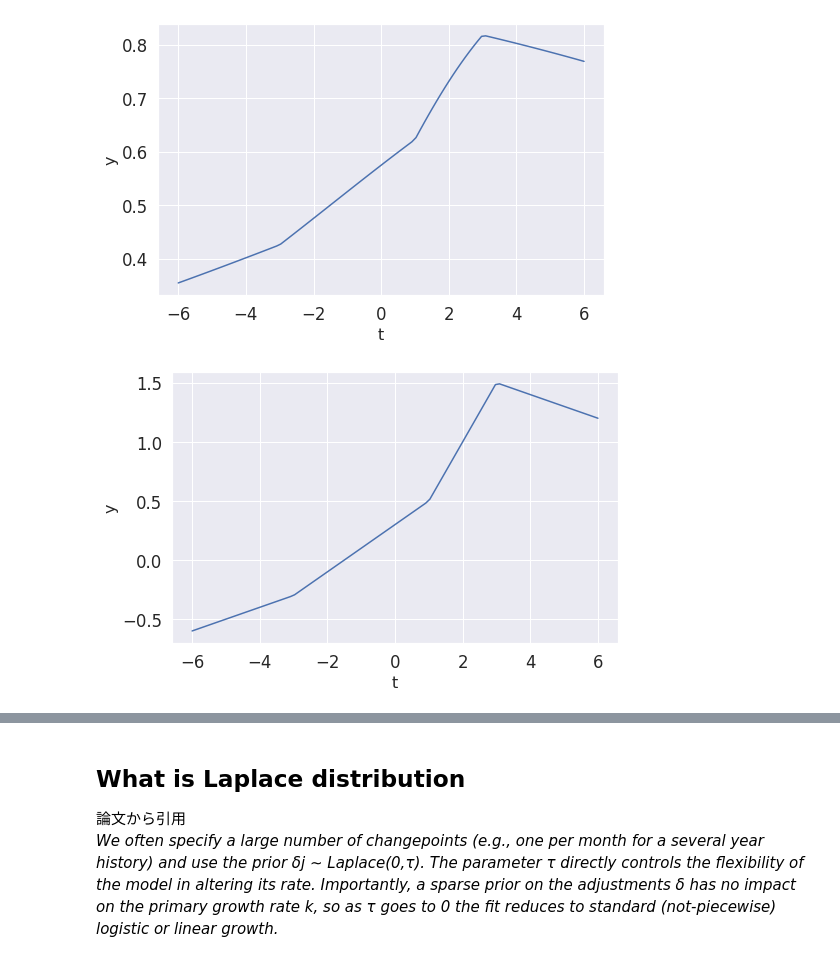
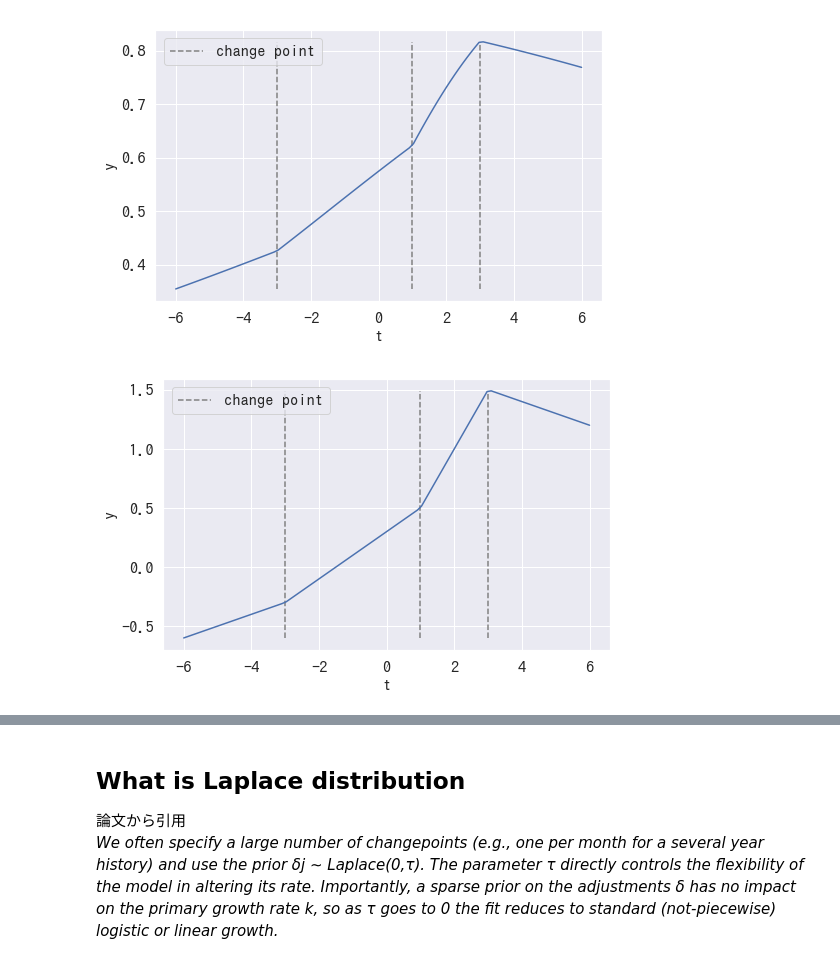
Before and after one commit to akhtoka/snippets, a Jupyter notebook: understand_prophet/prophet_calc.ipynb, the cells around one changed output, grey strips where cells are left out. Drawn from its saved outputs; the diff is of its cells as text; code cells hidden in the pictures.

```diff
--- a/understand_prophet/prophet_calc.ipynb
+++ b/understand_prophet/prophet_calc.ipynb
@@ -149,27 +180,53 @@ out = logistic_trend(T, S, delta, k=0.1, m=0)
 plt.plot(T, out)
 plt.xlabel("t", fontsize=16)
 plt.ylabel("y", fontsize=16)
+
+# plot change point
+ymax = out.max()
+ymin = out.min()
+plt.vlines(
+    S,
+    ymin=ymin, ymax=ymax,
+    linestyle='dashed',
+    color='gray',
+    label='change point'
+    )
+
+plt.legend()
 plt.show()
 # %% [output]
-[figure, old version]
+[figure, new version]
 # %%
 T = np.linspace(-6, 6, 100)
 S = np.array([-3, 1, 3])
 delta = np.array([0.1, 0.3, -0.6])
 
 def linear_trend(T, S, delta, k=1, m=0):
     a = np.vstack([np.where(S < t, 1, 0) for t in T])
     gamma = -S * delta
     y = (k + (a * delta).sum(axis=1)) * T + (m + (a * gamma).sum(axis=1))
     return y
 
 out = linear_trend(T, S, delta, k=0.1, m=0)
 plt.plot(T, out)
 plt.xlabel("t", fontsize=16)
 plt.ylabel("y", fontsize=16)
+
+# plot change point
+ymax = out.max()
+ymin = out.min()
+plt.vlines(
+    S,
+    ymin=ymin, ymax=ymax,
+    linestyle='dashed',
+    color='gray',
+    label='change point'
+    )
+
+plt.legend()
 plt.show()
 # %% [output]
-[figure, old version]
+[figure, new version]
 # %%
 # mu & S
 mu, scale = 0.0, 2.0
```
Also changed, not shown: parts of 16 cells of this notebook.
